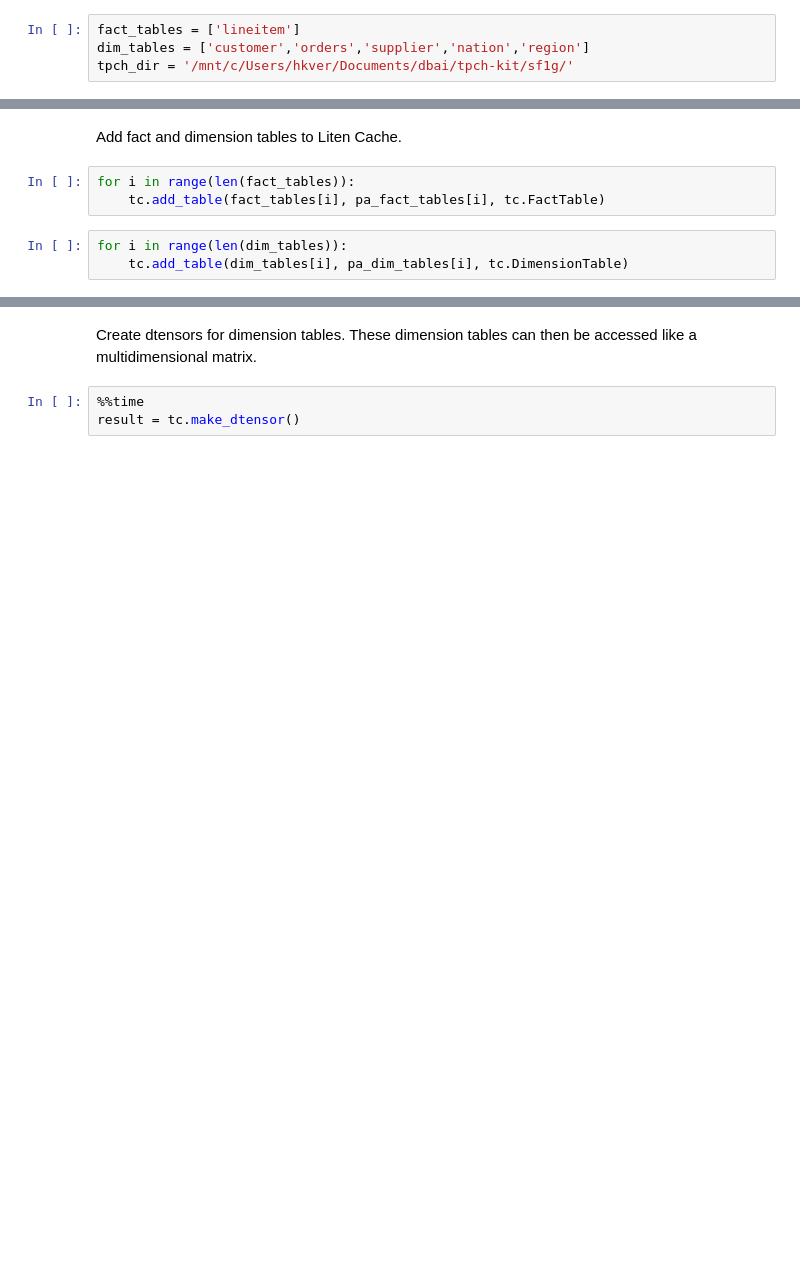
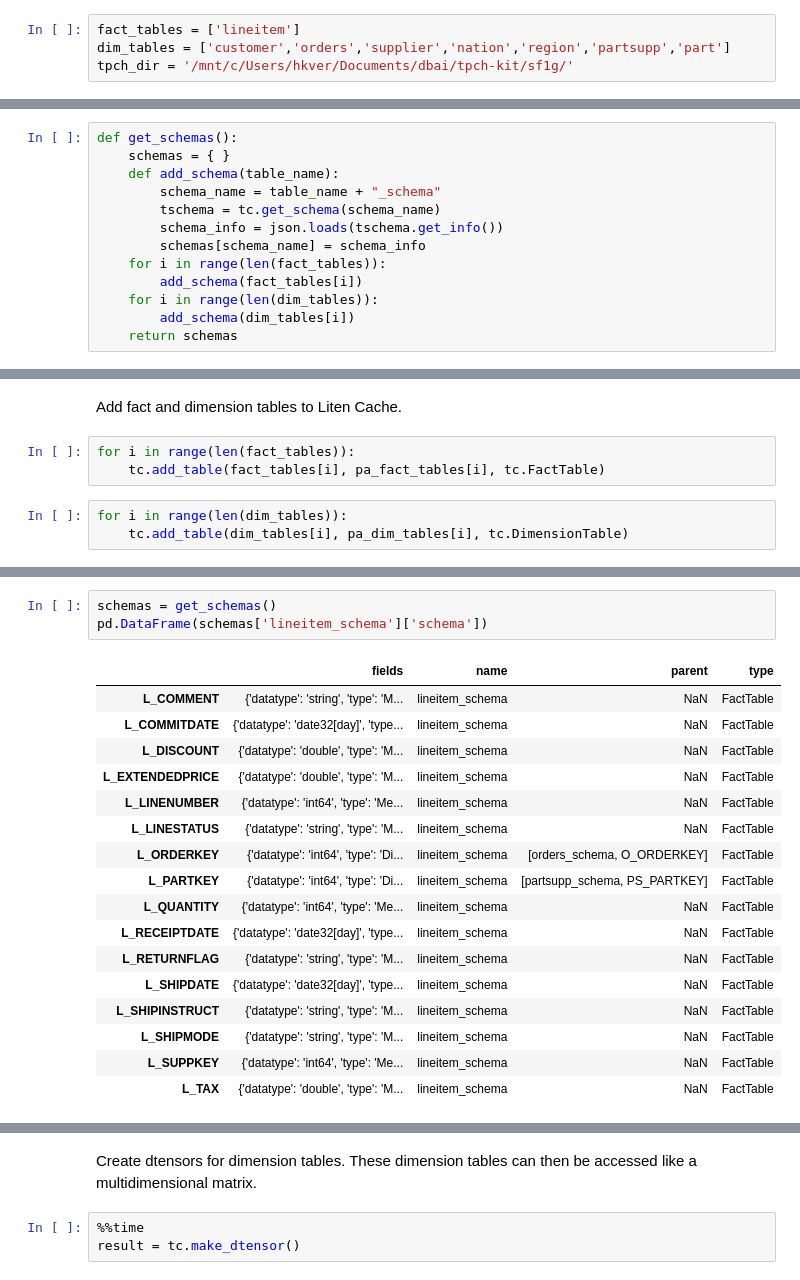
Before and after one commit to hkverma/litendb, a Jupyter notebook: py/notebooks/LitenStandaloneQ5Q6.ipynb, the cells around one changed output, grey strips where cells are left out. Saved outputs shown, nothing was run; the diff lists cells and outputs as text; blank space fills up the shorter version.

```diff
--- a/py/notebooks/LitenStandaloneQ5Q6.ipynb
+++ b/py/notebooks/LitenStandaloneQ5Q6.ipynb
@@ -24,7 +26,7 @@ import liten as ten
 Name of the Tpch fact and dimension tables. Names must be unique. They are used in SQL queries.
 # %%
 fact_tables = ['lineitem']
-dim_tables = ['customer','orders','supplier','nation','region']
+dim_tables = ['customer','orders','supplier','nation','region','partsupp','part']
 tpch_dir = '/mnt/c/Users/hkver/Documents/dbai/tpch-kit/sf1g/'
 # %% [markdown]
 Create a Liten cache. Cache holds tabular data, tensor, and all other metadata. Print version information. Print worker nodes available on Liten cluster.
@@ -39,3 +57,16 @@ pa.show_versions()
+# %%
+def get_schemas():
+    schemas = { }
+    def add_schema(table_name):
+        schema_name = table_name + "_schema"
+        tschema = tc.get_schema(schema_name)
+        schema_info = json.loads(tschema.get_info())
+        schemas[schema_name] = schema_info
+    for i in range(len(fact_tables)):
+        add_schema(fact_tables[i])
+    for i in range(len(dim_tables)):
+        add_schema(dim_tables[i])
+    return schemas
 # %% [markdown]
 Read SF=1 Tpch Csv tables.  Schema is inferred from the csv files.
 # %%
@@ -70,0 +164,21 @@ tc.info()
+# %%
+schemas = get_schemas()
+pd.DataFrame(schemas['lineitem_schema']['schema'])
+# %% [output]
+|  | fields | name | parent | type |
+| L_COMMENT | {'datatype': 'string', 'type': 'M... | lineitem_schema | NaN | FactTable |
+| L_COMMITDATE | {'datatype': 'date32[day]', 'type... | lineitem_schema | NaN | FactTable |
+| L_DISCOUNT | {'datatype': 'double', 'type': 'M... | lineitem_schema | NaN | FactTable |
+| L_EXTENDEDPRICE | {'datatype': 'double', 'type': 'M... | lineitem_schema | NaN | FactTable |
+| L_LINENUMBER | {'datatype': 'int64', 'type': 'Me... | lineitem_schema | NaN | FactTable |
+| L_LINESTATUS | {'datatype': 'string', 'type': 'M... | lineitem_schema | NaN | FactTable |
+| L_ORDERKEY | {'datatype': 'int64', 'type': 'Di... | lineitem_schema | [orders_schema, O_ORDERKEY] | FactTable |
+| L_PARTKEY | {'datatype': 'int64', 'type': 'Di... | lineitem_schema | [partsupp_schema, PS_PARTKEY] | FactTable |
+| L_QUANTITY | {'datatype': 'int64', 'type': 'Me... | lineitem_schema | NaN | FactTable |
+| L_RECEIPTDATE | {'datatype': 'date32[day]', 'type... | lineitem_schema | NaN | FactTable |
+| L_RETURNFLAG | {'datatype': 'string', 'type': 'M... | lineitem_schema | NaN | FactTable |
+| L_SHIPDATE | {'datatype': 'date32[day]', 'type... | lineitem_schema | NaN | FactTable |
+| L_SHIPINSTRUCT | {'datatype': 'string', 'type': 'M... | lineitem_schema | NaN | FactTable |
+| L_SHIPMODE | {'datatype': 'string', 'type': 'M... | lineitem_schema | NaN | FactTable |
+| L_SUPPKEY | {'datatype': 'int64', 'type': 'Me... | lineitem_schema | NaN | FactTable |
+| L_TAX | {'datatype': 'double', 'type': 'M... | lineitem_schema | NaN | FactTable |
```
Also changed, not shown: parts of 21 cells of this notebook, 7 other files.
